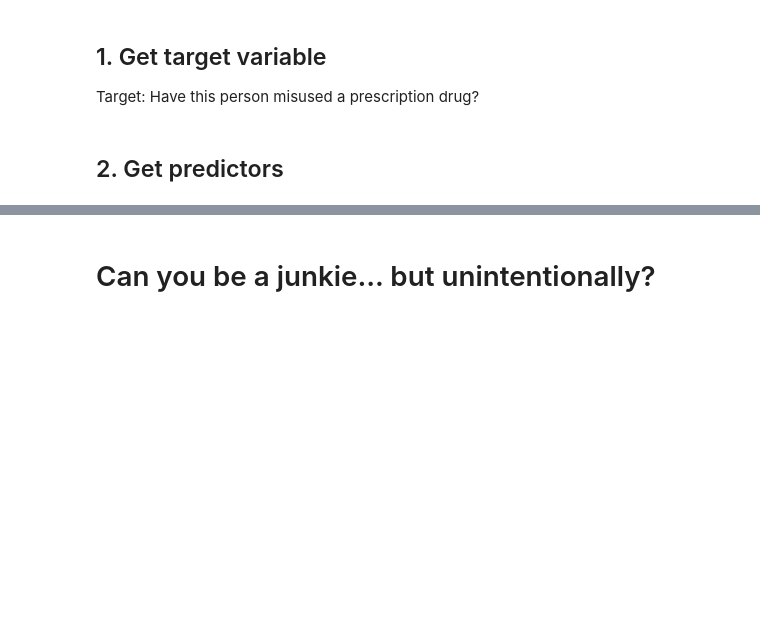
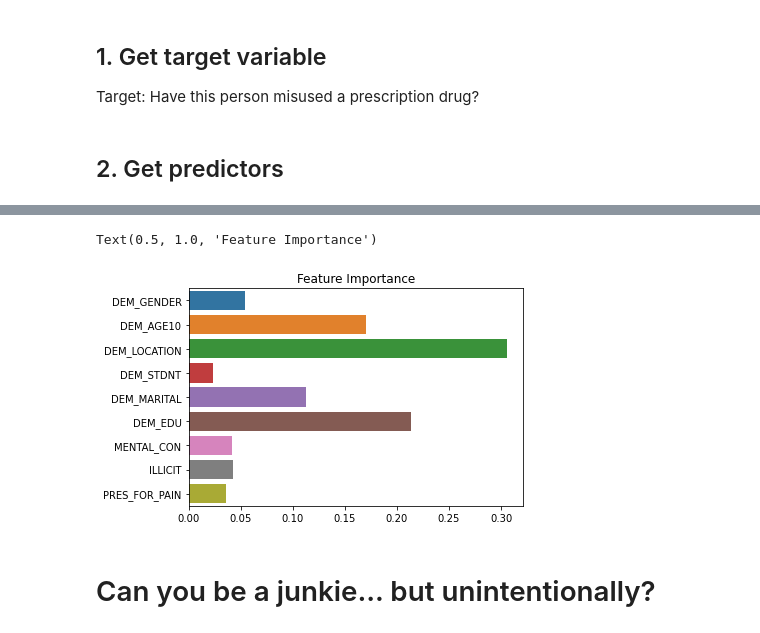
Before and after one commit to percy-xu/DataFest, a Jupyter notebook: notebook.ipynb, the cells around one changed output, grey strips where cells are left out. Saved outputs shown, nothing was run; the diff lists cells and outputs as text; code cells hidden in the pictures; blank space fills up the shorter version.

```diff
--- a/notebook.ipynb
+++ b/notebook.ipynb
@@ -205,0 +198,28 @@ KNeighborsClassifier(n_neighbors=3)
+# %%
+def up_sample(df_tuple, cv_fold=10):
+    df_majority, df_minority = df_tuple[0], df_tuple[1]
+    # randomly split the minority set into the number of cv folds so data is not contaminated
+    df_shuffled = df_minority.sample(frac=1)
+    shuffled_list = np.array_split(df_shuffled, cv_fold)
+    # now we have a list containing cv_fold number of elements, where elements are mutually-exclusive subsets of df_minority
+    print('shuffled_list is a              ', type(shuffled_list))
+    print('an element in shuffle_list is a ', type(shuffled_list[0]))
+    # create an empty df
+    df_upsampled = pd.DataFrame(columns=df_minority.columns)
+    # each subset in shuffle_list should be upsampled to n = final_size / cv_fold
+    final_size = len(df_majority)
+    subset_size = int(final_size / cv_fold)
+    # loop over the shuffled list and upsample each one
+    for subset in shuffled_list:
+        upsampled_subset = resample(subset, replace=True, n_samples=subset_size, random_state=123)
+        df_upsampled = pd.concat([df_upsampled, upsampled_subset], axis=0, ignore_index=True)
+    # now the minority set has the same size as the majority size
+    print('\n[UPSAMPLED]')
+    print(f'Length of majority set: {final_size}')
+    print(f'Length of minority set: {len(df_upsampled)}')
+    # combine majority and upsampled minority set and return it
+    df_combined = pd.concat([df_majority, df_upsampled], axis=0, ignore_index=True)
+    df_combined = df_combined.sample(frac=1).reset_index(drop=True)
+    # return new X_train and y_train
+    print('\nUpdated X_train and y_train.')
+    return df_combined.drop(columns=['MISUSED']), df_combined['MISUSED']
@@ -212,3 +292,8 @@ Accuracy: 74.1091%
+# %%
+sns.barplot(x=rfc.feature_importances_, y=X_train.columns).set_title('Feature Importance')
+# %% [output]
+Text(0.5, 1.0, 'Feature Importance')
+[figure, added]
 # %% [markdown]
 # Can you be a junkie... but unintentionally?
 # %%
```
Also changed, not shown: parts of 33 cells of this notebook.
